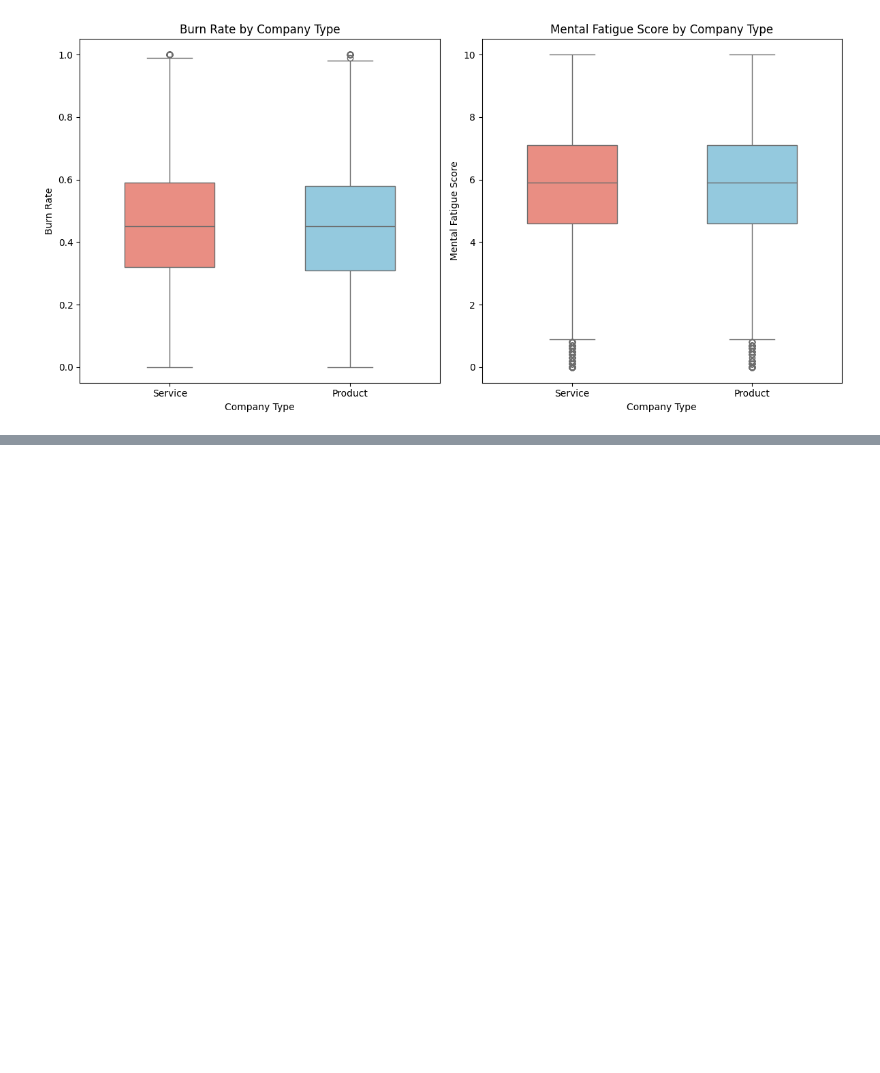
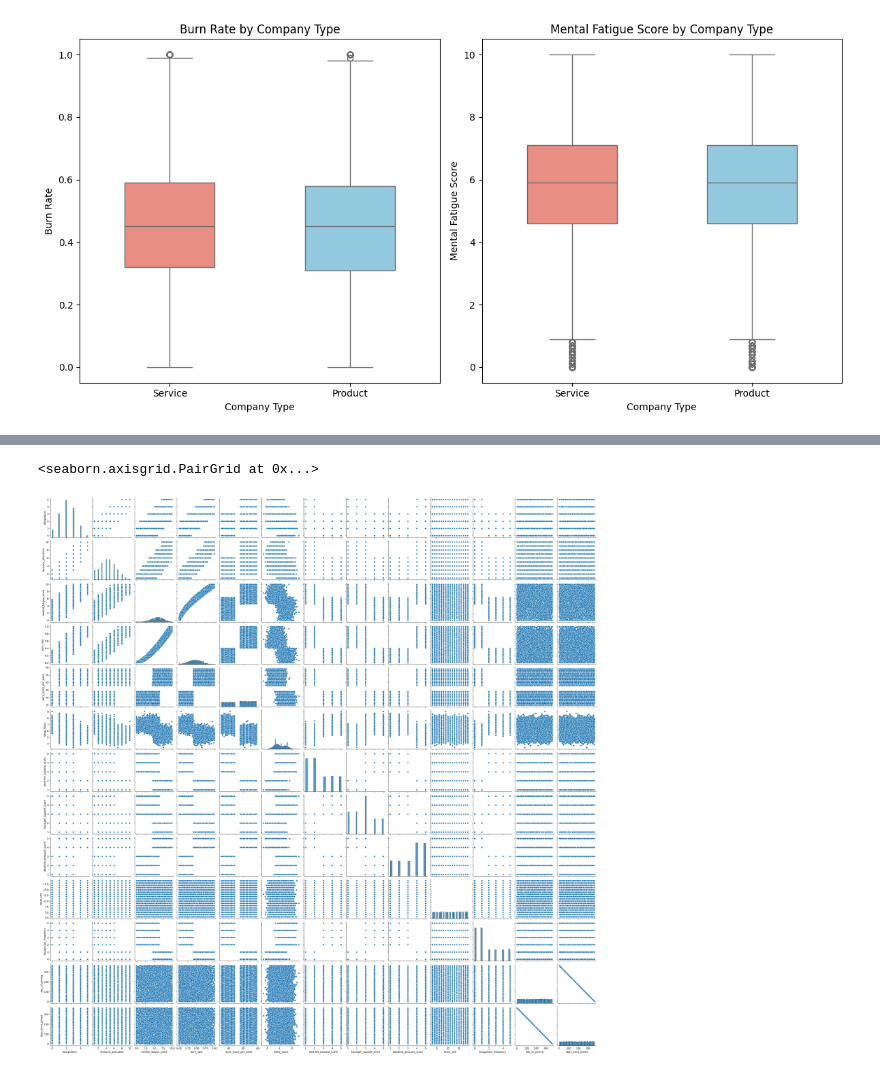
Before and after one commit to kpennington-esc/tp_add, a Jupyter notebook: Untitled.ipynb, the cells around one changed output, grey strips where cells are left out. Saved outputs shown, nothing was run; the diff lists cells and outputs as text; code cells hidden in the pictures; blank space fills up the shorter version.

```diff
--- a/Untitled.ipynb
+++ b/Untitled.ipynb
@@ -469,0 +487,5 @@ plt.show()
+# %%
+sns.pairplot(df)
+# %% [output]
+<seaborn.axisgrid.PairGrid at 0x...>
+[figure, added]
```
Also changed, not shown: parts of 13 cells of this notebook, 1 other file.
